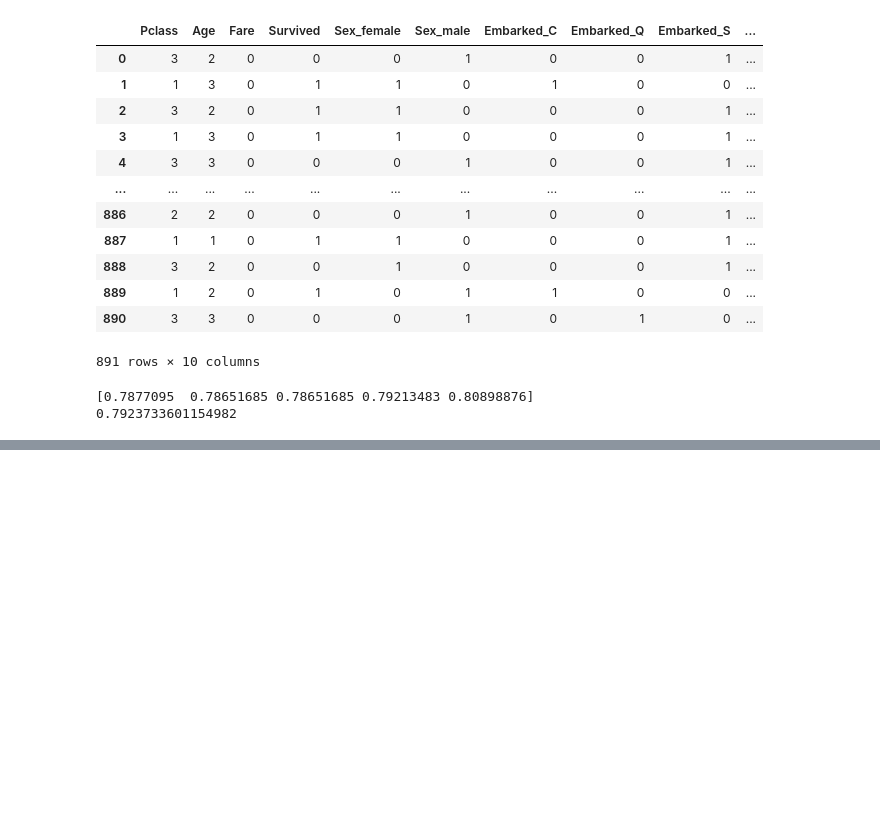
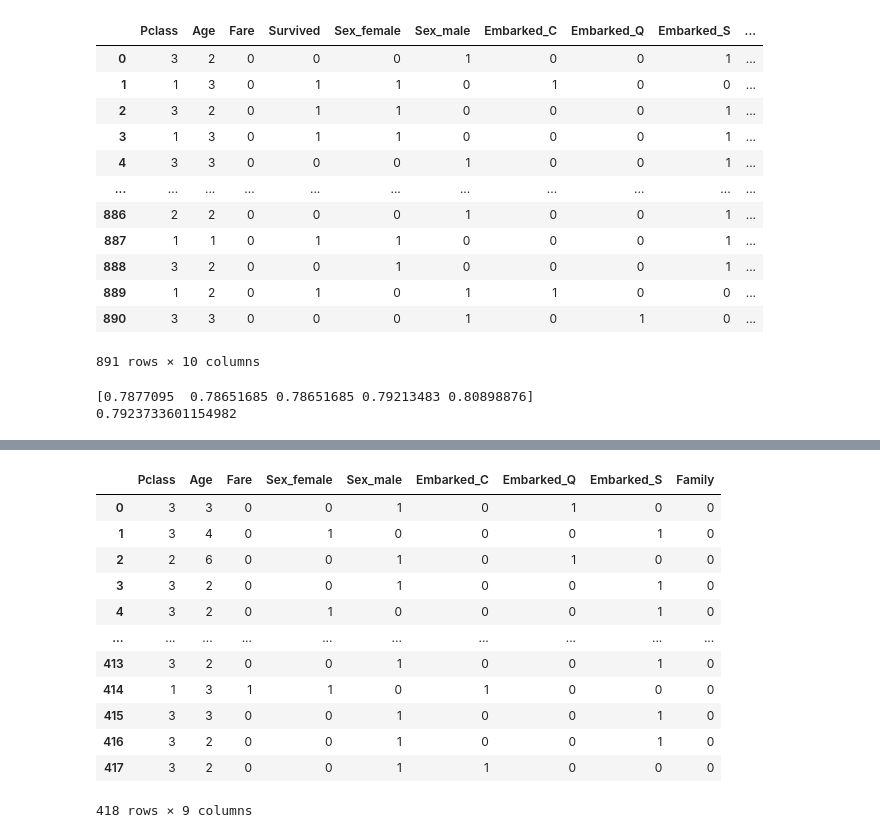
Before and after one commit to jonathanjyu/Projects, a Jupyter notebook: Titanic_Analysis/Titanic_Analysis.ipynb, the cells around one changed output, grey strips where cells are left out. Cells and saved outputs as stored; diff of their text form; code cells hidden in the pictures; blank space fills up the shorter version.

```diff
--- a/Titanic_Analysis/Titanic_Analysis.ipynb
+++ b/Titanic_Analysis/Titanic_Analysis.ipynb
@@ -402,0 +466,22 @@ print(scores.mean())
+# %%
+df_test['Age'] = pd.cut(df_test['Age'], bins=age_bins, labels=age_labels)#.sort_values()
+df_test['Fare'] = pd.cut(df_test['Fare'], bins=Fare_bins, labels=Fare_labels)#.sort_values()
+
+df_test['Family'] = df_test['SibSp']+df_test['Parch']
+df_test['Family'] = pd.cut(df_test['Family'], bins=family_bins, labels=family_labels)
+df_test = df_test.drop(columns=['SibSp','Parch'])
+df_test
+# %% [output]
+|  | Pclass | Age | Fare | Sex_female | Sex_male | Embarked_C | Embarked_Q | Embarked_S | Family |
+| 0 | 3 | 3 | 0 | 0 | 1 | 0 | 1 | 0 | 0 |
+| 1 | 3 | 4 | 0 | 1 | 0 | 0 | 0 | 1 | 0 |
+| 2 | 2 | 6 | 0 | 0 | 1 | 0 | 1 | 0 | 0 |
+| 3 | 3 | 2 | 0 | 0 | 1 | 0 | 0 | 1 | 0 |
+| 4 | 3 | 2 | 0 | 1 | 0 | 0 | 0 | 1 | 0 |
+| ... | ... | ... | ... | ... | ... | ... | ... | ... | ... |
+| 413 | 3 | 2 | 0 | 0 | 1 | 0 | 0 | 1 | 0 |
+| 414 | 1 | 3 | 1 | 1 | 0 | 1 | 0 | 0 | 0 |
+| 415 | 3 | 3 | 0 | 0 | 1 | 0 | 0 | 1 | 0 |
+| 416 | 3 | 2 | 0 | 0 | 1 | 0 | 0 | 1 | 0 |
+| 417 | 3 | 2 | 0 | 0 | 1 | 1 | 0 | 0 | 0 |
+418 rows × 9 columns
```
Also changed, not shown: parts of 13 cells of this notebook.
